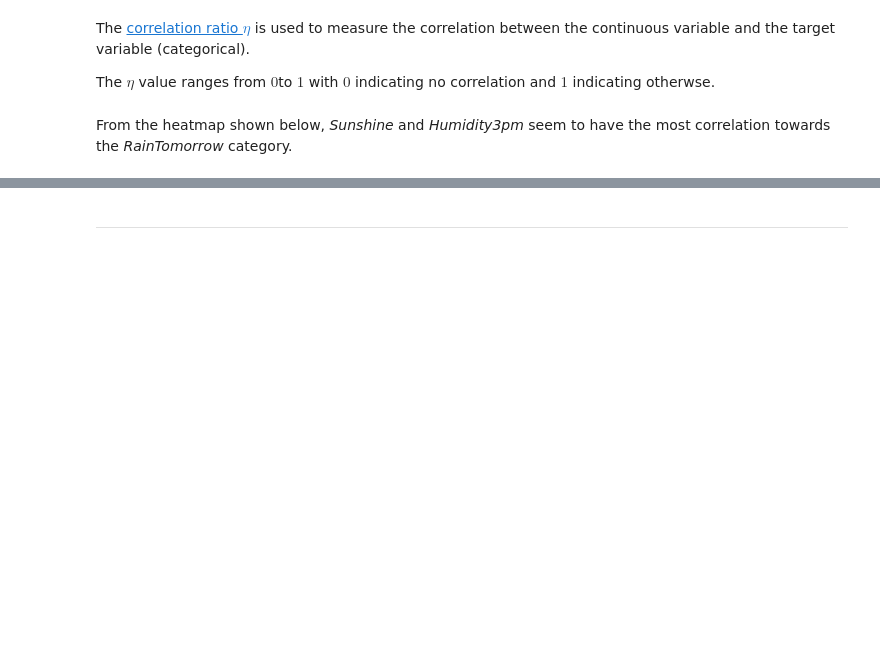
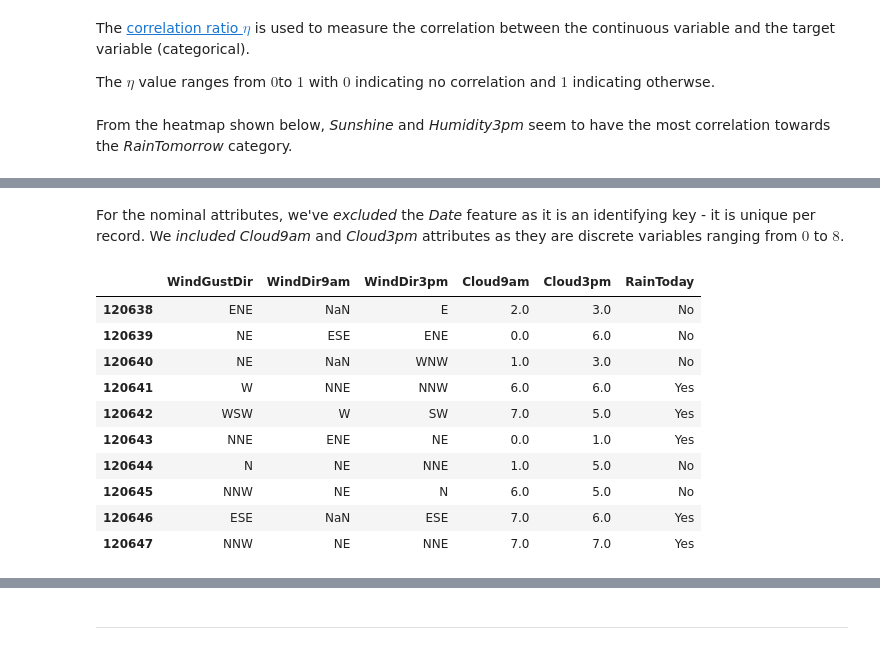
Before and after one commit to poolGolez/project-roosevelt, a Jupyter notebook: will-it-rain-in-perth.ipynb, the cells around one changed output, grey strips where cells are left out. Drawn from its saved outputs; the diff is of its cells as text; code cells hidden in the pictures; blank space fills up the shorter version.

```diff
--- a/will-it-rain-in-perth.ipynb
+++ b/will-it-rain-in-perth.ipynb
@@ -1392,0 +1396,25 @@ plt.show()
+# %% [markdown]
+For the nominal attributes, we've *excluded* the *Date* feature as it is an identifying key - it is unique per record. We *included* *Cloud9am* and *Cloud3pm* attributes as they are discrete variables ranging from $0$ to $8$.
+# %%
+nom_df = df[[
+    'WindGustDir',
+    'WindDir9am',
+    'WindDir3pm',
+    'Cloud9am',
+    'Cloud3pm',
+    'RainToday',
+]]
+
+nom_df.head(10)
+# %% [output]
+|  | WindGustDir | WindDir9am | WindDir3pm | Cloud9am | Cloud3pm | RainToday |
+| 120638 | ENE | NaN | E | 2.0 | 3.0 | No |
+| 120639 | NE | ESE | ENE | 0.0 | 6.0 | No |
+| 120640 | NE | NaN | WNW | 1.0 | 3.0 | No |
+| 120641 | W | NNE | NNW | 6.0 | 6.0 | Yes |
+| 120642 | WSW | W | SW | 7.0 | 5.0 | Yes |
+| 120643 | NNE | ENE | NE | 0.0 | 1.0 | Yes |
+| 120644 | N | NE | NNE | 1.0 | 5.0 | No |
+| 120645 | NNW | NE | N | 6.0 | 5.0 | No |
+| 120646 | ESE | NaN | ESE | 7.0 | 6.0 | Yes |
+| 120647 | NNW | NE | NNE | 7.0 | 7.0 | Yes |
```
Also changed, not shown: parts of 4 cells of this notebook.
